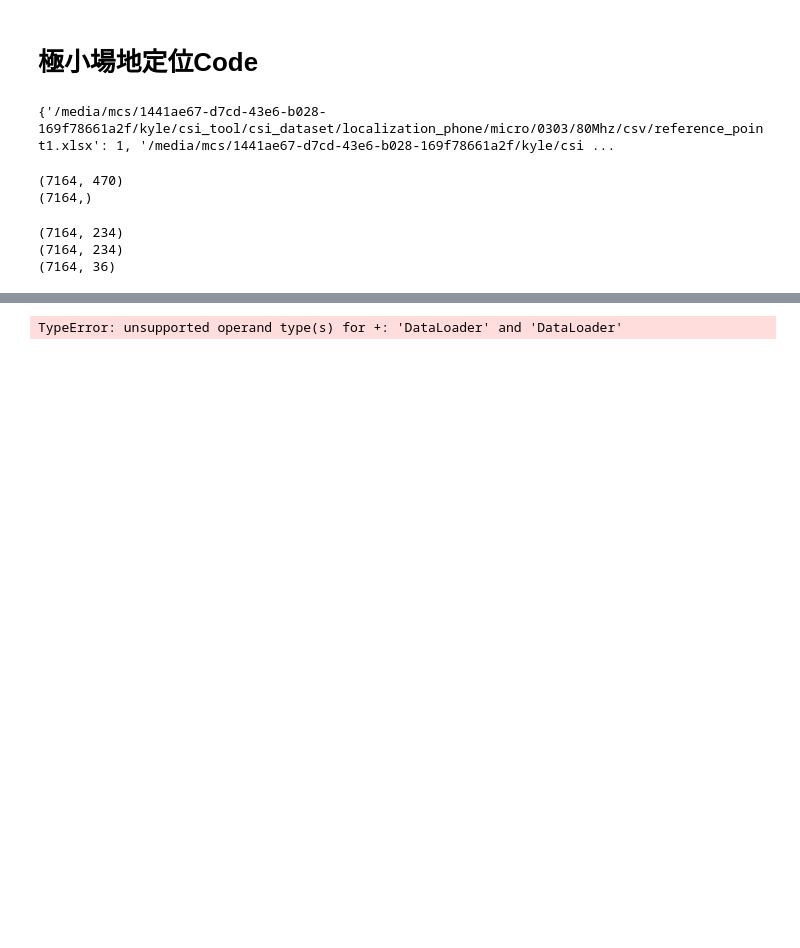
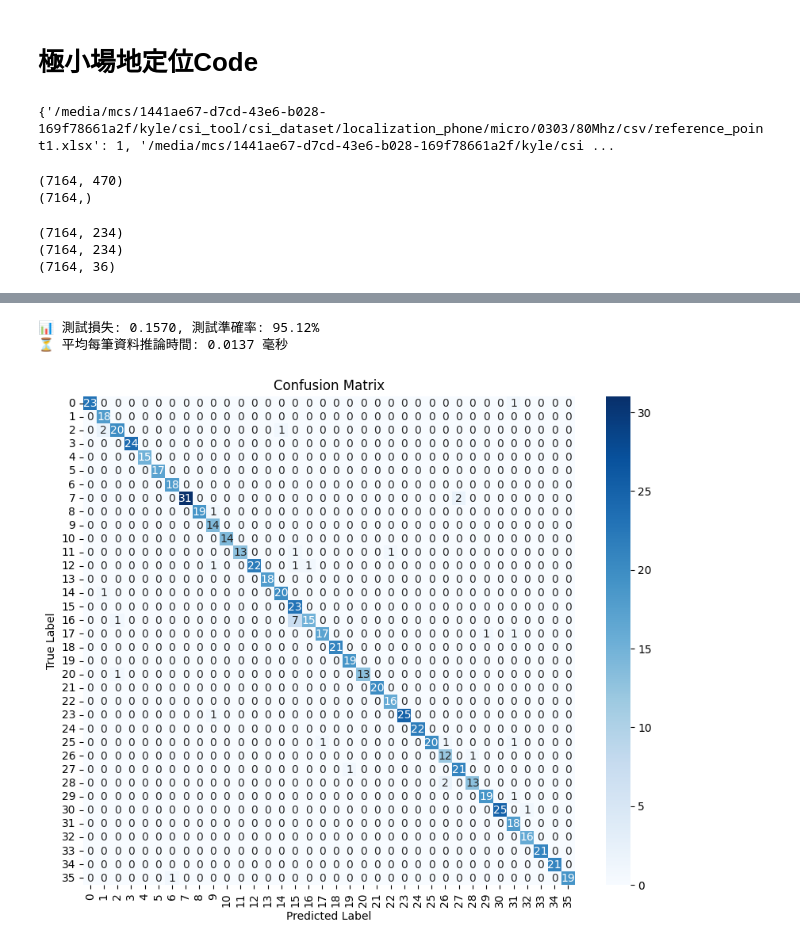
Before and after one commit to kuku000/csi_tool, a Jupyter notebook: model_CNN/train_mirco.ipynb, the cells around one changed output, grey strips where cells are left out. Cells and saved outputs as stored; diff of their text form; code cells hidden in the pictures; blank space fills up the shorter version.

```diff
--- a/model_CNN/train_mirco.ipynb
+++ b/model_CNN/train_mirco.ipynb
@@ -326,7 +352,7 @@ from sklearn.metrics import confusion_matrix
 import time
 
 # 載入最佳模型
-model.load_state_dict(torch.load("/media/mcs/1441ae67-d7cd-43e6-b028-169f78661a2f/kyle/csi_tool/model_CNN/models_save/best_model(mirco)0303.pth"))
+model.load_state_dict(torch.load("/media/mcs/1441ae67-d7cd-43e6-b028-169f78661a2f/kyle/csi_tool/model_CNN/models_save/best_model(mirco)0303-amp+phase.pth"))
 model.eval()
 
 # 測試模型
@@ -362,31 +388,33 @@ with torch.no_grad():
         total += labels.size(0)
         correct += (predicted == torch.argmax(labels, dim=1)).sum().item()
 
         # 儲存真實標籤與預測標籤
         all_labels.extend(torch.argmax(labels, dim=1).cpu().numpy())
         all_predictions.extend(predicted.cpu().numpy())
 
 # 計算最終測試損失與準確率
 test_loss /= len(test_loader.dataset)
 accuracy = 100 * correct / total
 
 # 計算平均每筆資料的推論時間
 num_samples = len(test_loader.dataset)
 avg_inference_time = total_time / num_samples
 
 print(f"📊 測試損失: {test_loss:.4f}, 測試準確率: {accuracy:.2f}%")
 print(f"⏳ 平均每筆資料推論時間: {avg_inference_time * 1000:.4f} 毫秒")
 
 
 # 計算 Confusion Matrix
 cm = confusion_matrix(all_labels, all_predictions)
 
 # 畫出 Confusion Matrix
 plt.figure(figsize=(10, 8))
 sns.heatmap(cm, annot=True, fmt="d", cmap="Blues", xticklabels=range(36), yticklabels=range(36))
 plt.xlabel("Predicted Label")
 plt.ylabel("True Label")
 plt.title("Confusion Matrix")
 plt.show()
 # %% [output]
-TypeError: unsupported operand type(s) for +: 'DataLoader' and 'DataLoader'
+📊 測試損失: 0.1570, 測試準確率: 95.12%
+⏳ 平均每筆資料推論時間: 0.0137 毫秒
+[figure, added]
```
Also changed, not shown: parts of 7 cells of this notebook, 8 other files.
